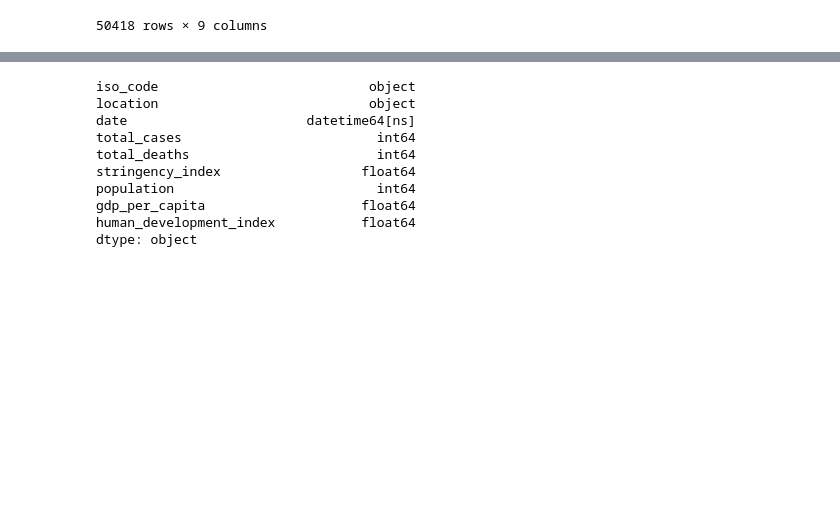
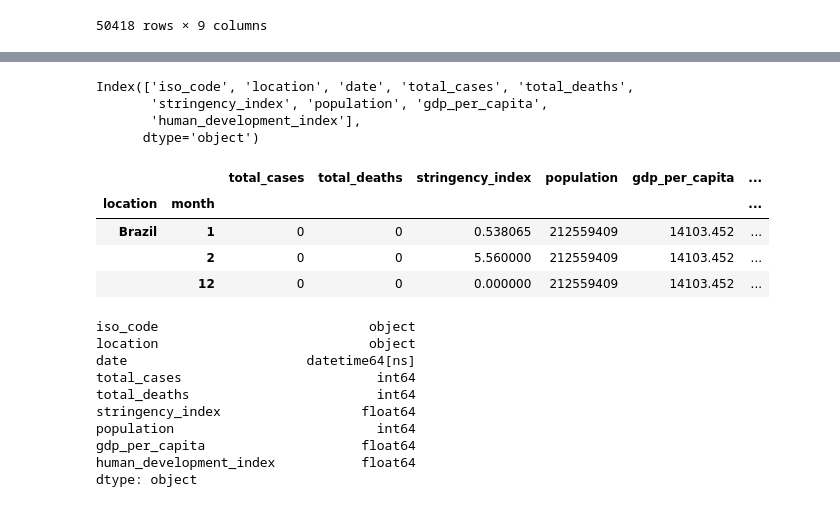
Before and after one commit to Anindita123-code/DataAnalytics, a Jupyter notebook: das_redi_project.ipynb, the cells around one changed output, grey strips where cells are left out. Drawn from its saved outputs; the diff is of its cells as text; code cells hidden in the pictures; blank space fills up the shorter version.

```diff
--- a/das_redi_project.ipynb
+++ b/das_redi_project.ipynb
@@ -89,3 +100,30 @@ dtype: object
+# %%
+# column names of dataset
+pandemic_df.columns
+# %% [output]
+Index(['iso_code', 'location', 'date', 'total_cases', 'total_deaths',
+       'stringency_index', 'population', 'gdp_per_capita',
+       'human_development_index'],
+      dtype='object')
+# %%
+# Data check for Brazil to fill in the stringency index as some values were missing in the original dataset
+brazil_df = pandemic_df.loc[pandemic_df['location'] == 'Brazil'].head(40)
+brazil_df['month'] = pd.to_datetime(pandemic_df['date']).dt.month
+brazil_df.groupby(['location', 'month']).agg(
+    {
+        'total_cases': 'sum',
+        'total_deaths': 'sum',
+        'stringency_index': 'mean',
+        'population': 'first',
+        'gdp_per_capita': 'first',
+        'human_development_index': 'mean',
+    })
+# %% [output]
+|  |  | total_cases | total_deaths | stringency_index | population | gdp_per_capita | ... |
+| location | month |  |  |  |  |  | ... |
+| Brazil | 1 | 0 | 0 | 0.538065 | 212559409 | 14103.452 | ... |
+|  | 2 | 0 | 0 | 5.560000 | 212559409 | 14103.452 | ... |
+|  | 12 | 0 | 0 | 0.000000 | 212559409 | 14103.452 | ... |
 # %%
 # convert the 'Date' column to datetime format
 pandemic_df['date'] = pd.to_datetime(pandemic_df['date'])
```
Also changed, not shown: parts of 13 cells of this notebook, 4 other files.
